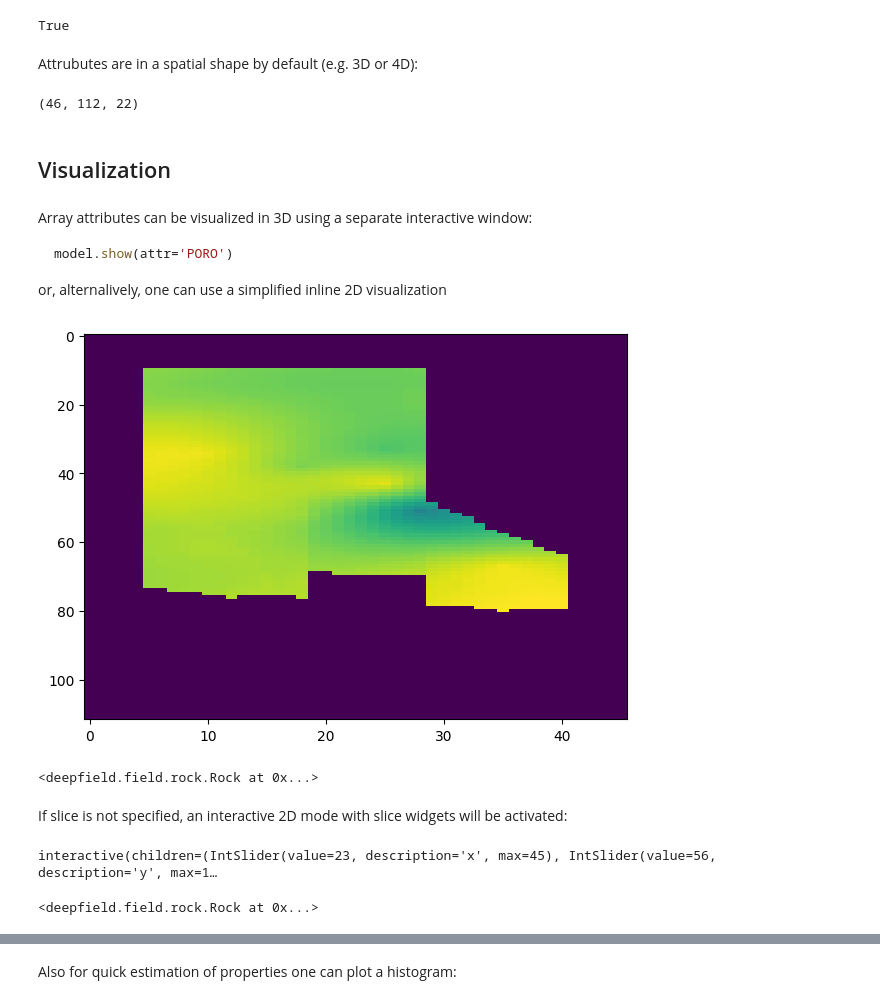
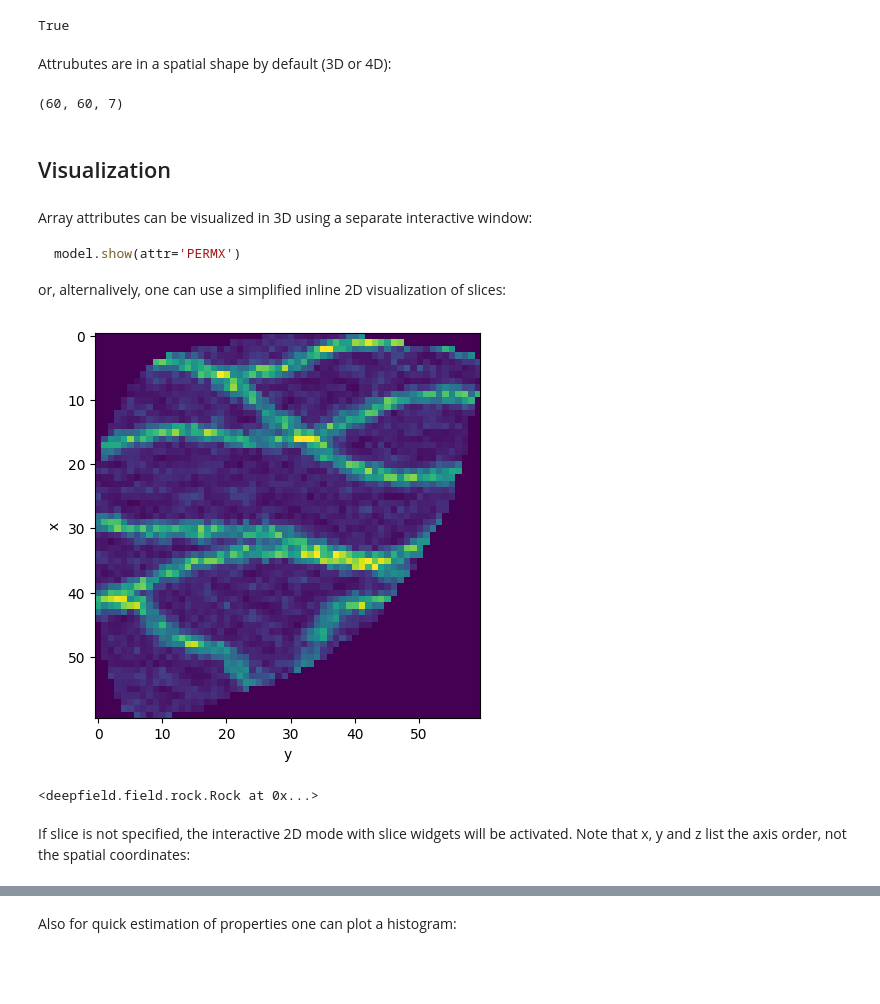
Before and after one commit to deepfield-team/DeepField, a Jupyter notebook: tutorials/03.Rock_and_States.ipynb, the cells around one changed output, grey strips where cells are left out. Saved outputs shown, nothing was run; the diff lists cells and outputs as text; code cells hidden in the pictures; blank space fills up the shorter version.

````diff
--- a/tutorials/03.Rock_and_States.ipynb
+++ b/tutorials/03.Rock_and_States.ipynb
@@ -39,7 +37,7 @@ from deepfield import Field
 # %% [markdown]
 Load a model (this is the HDF5 model created in the first [tutorial](./01.Basics.ipynb)):
 # %%
-model = Field(path='./norne_simplified.hdf5').load()
+model = Field(path='./egg.hdf5').load()
 # %% [output]
 INFO:Field:===== Field summary =====
 INFO:Field:AQUIFERS attributes:
@@ -62,28 +61,25 @@ Attributes are case-insensitive:
 # %% [output]
 True
 # %% [markdown]
-Attrubutes are in a spatial shape by default (e.g. 3D or 4D):
+Attrubutes are in a spatial shape by default (3D or 4D):
 # %%
 model.rock.permx.shape
 # %% [output]
-(46, 112, 22)
+(60, 60, 7)
 # %% [markdown]
 ## Visualization
 # %% [markdown]
 Array attributes can be visualized in 3D using a separate interactive window:
 ```python
-model.show(attr='PORO')
+model.show(attr='PERMX')
 ```
-or, alternalively, one can use a simplified inline 2D visualization
+or, alternalively, one can use a simplified inline 2D visualization of slices:
 # %%
-model.rock.show_cube(attr='poro', z=8, actnum=model.grid.actnum, figsize=(7, 5))
+model.rock.show_slice(attr='permx', z=2, figsize=(7, 5), aspect='equal')
 # %% [output]
-[figure, old version]
+[figure, new version]
 <deepfield.field.rock.Rock at 0x...>
 # %% [markdown]
-If slice is not specified, an interactive 2D mode with slice widgets will be activated:
+If slice is not specified, the interactive 2D mode with slice widgets will be activated. Note that x, y and z list the axis order, not the spatial coordinates:
 # %%
-model.rock.show_cube(attr='poro', actnum=model.grid.actnum, figsize=(12, 5))
+model.rock.show_slice(attr='permx', figsize=(12, 5))
-# %% [output]
-interactive(children=(IntSlider(value=23, description='x', max=45), IntSlider(value=56, description='y', max=1…
-<deepfield.field.rock.Rock at 0x...>
````
Also changed, not shown: parts of 16 cells of this notebook, 4 other files.
